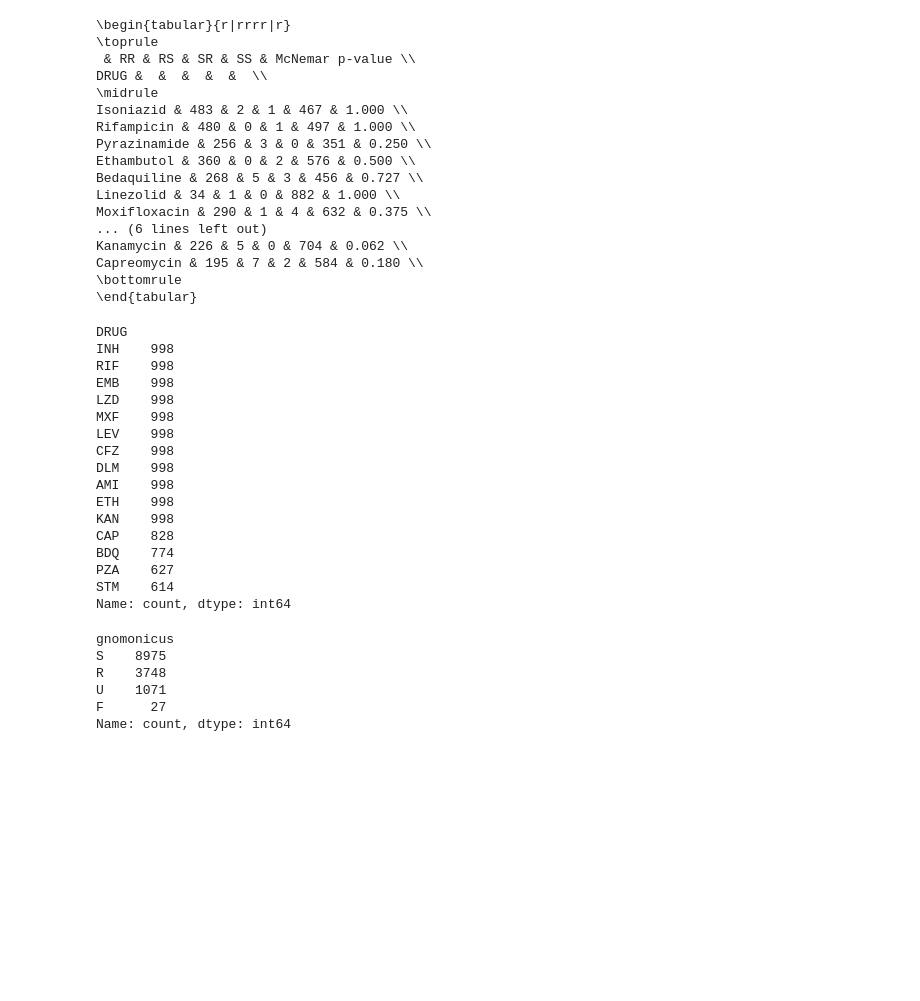
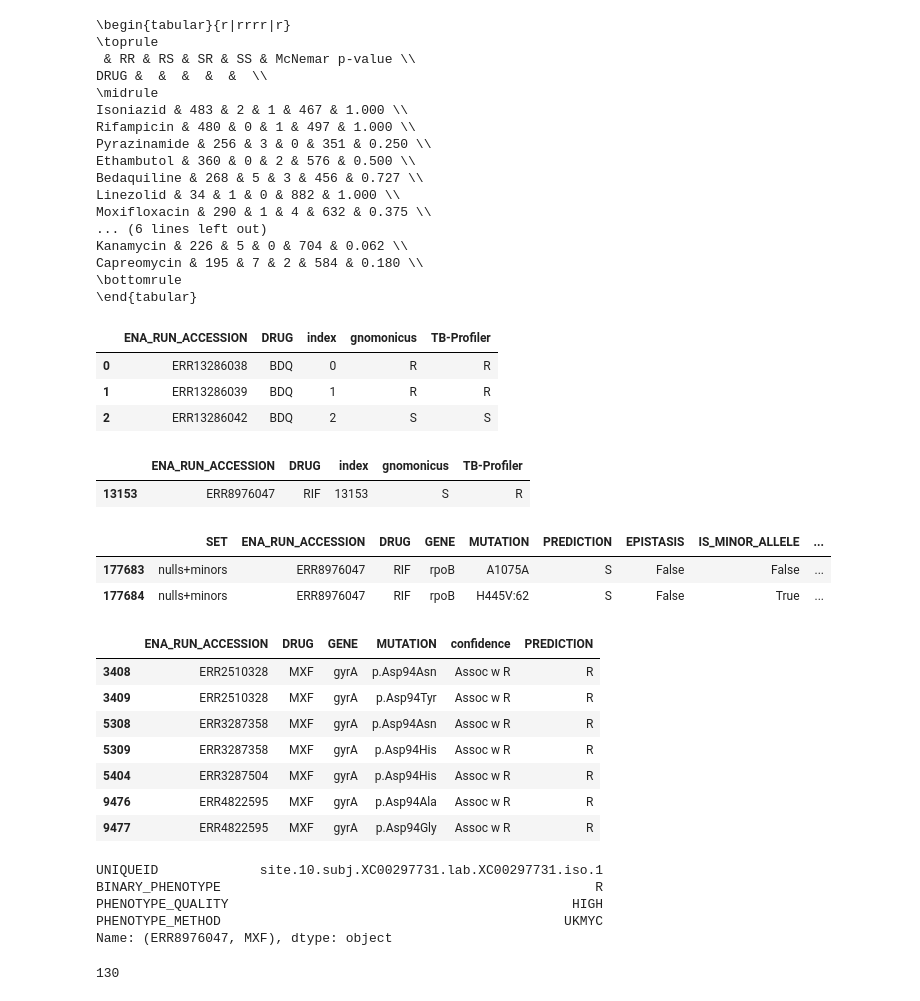
Before and after one commit to fowler-lab/validate-myco-amr, a Jupyter notebook: plot.ipynb, the cells around one changed output. Drawn from its saved outputs; the diff is of its cells as text; code cells hidden in the pictures; blank space fills up the shorter version.

```diff
--- a/plot.ipynb
+++ b/plot.ipynb
@@ -13,5 +13,7 @@ from src.utils import plot_truthtables, plot_growth_boxplot, plot_dilution_boxpl
 
 matplotlib.rcParams.update({'font.size': 7})
 
+pandas.options.display.max_rows = 100
+
 %load_ext autoreload
 %autoreload 2
@@ -560,32 +568,52 @@ Capreomycin & 195 & 7 & 2 & 584 & 0.180 \\
 \end{tabular}
 # %%
 comparison.reset_index(inplace=True)
-# %%
-comparison.DRUG.value_counts()
-# %% [output]
-DRUG
-INH    998
-RIF    998
-EMB    998
-LZD    998
-MXF    998
-LEV    998
-CFZ    998
-DLM    998
-AMI    998
-ETH    998
-KAN    998
-CAP    828
-BDQ    774
-PZA    627
-STM    614
-Name: count, dtype: int64
-# %%
-comparison.gnomonicus.value_counts()
-# %% [output]
-gnomonicus
-S    8975
-R    3748
-U    1071
-F      27
-Name: count, dtype: int64
+# %%
+comparison[:3]
+# %% [output]
+|  | ENA_RUN_ACCESSION | DRUG | index | gnomonicus | TB-Profiler |
+| 0 | ERR13286038 | BDQ | 0 | R | R |
+| 1 | ERR13286039 | BDQ | 1 | R | R |
+| 2 | ERR13286042 | BDQ | 2 | S | S |
+# %%
+drug='RIF'
+
+df = comparison[(comparison.DRUG==drug) & (comparison.gnomonicus!=comparison['TB-Profiler']) & (comparison.gnomonicus.isin(['R','S'])) & (comparison['TB-Profiler'].isin(['R','S']))]
+discrepant_samples = df.ENA_RUN_ACCESSION.unique().tolist()
+df
+# %% [output]
+|  | ENA_RUN_ACCESSION | DRUG | index | gnomonicus | TB-Profiler |
+| 13153 | ERR8976047 | RIF | 13153 | S | R |
+# %%
+EFFECTS = {}
+EFFECTS['gnomonicus'] = pandas.read_csv('dat/EFFECTS.csv')
+EFFECTS['gnomonicus'] = EFFECTS['gnomonicus'][EFFECTS['gnomonicus'].SET=='nulls+minors']
+EFFECTS['gnomonicus'][(EFFECTS['gnomonicus'].ENA_RUN_ACCESSION.isin(discrepant_samples)) & (EFFECTS['gnomonicus'].DRUG==drug)].sort_values('PREDICTION')
+# %% [output]
+|  | SET | ENA_RUN_ACCESSION | DRUG | GENE | MUTATION | PREDICTION | EPISTASIS | IS_MINOR_ALLELE | ... |
+| 177683 | nulls+minors | ERR8976047 | RIF | rpoB | A1075A | S | False | False | ... |
+| 177684 | nulls+minors | ERR8976047 | RIF | rpoB | H445V:62 | S | False | True | ... |
+# %%
+EFFECTS['TB-Profiler'] = pandas.read_csv('dat/tbprofiler_EFFECTS.csv')
+EFFECTS['TB-Profiler'][(EFFECTS['TB-Profiler'].ENA_RUN_ACCESSION.isin(discrepant_samples)) & (EFFECTS['TB-Profiler'].DRUG==drug)]
+# %% [output]
+|  | ENA_RUN_ACCESSION | DRUG | GENE | MUTATION | confidence | PREDICTION |
+| 3408 | ERR2510328 | MXF | gyrA | p.Asp94Asn | Assoc w R | R |
+| 3409 | ERR2510328 | MXF | gyrA | p.Asp94Tyr | Assoc w R | R |
+| 5308 | ERR3287358 | MXF | gyrA | p.Asp94Asn | Assoc w R | R |
+| 5309 | ERR3287358 | MXF | gyrA | p.Asp94His | Assoc w R | R |
+| 5404 | ERR3287504 | MXF | gyrA | p.Asp94His | Assoc w R | R |
+| 9476 | ERR4822595 | MXF | gyrA | p.Asp94Ala | Assoc w R | R |
+| 9477 | ERR4822595 | MXF | gyrA | p.Asp94Gly | Assoc w R | R |
+# %%
+PHENOTYPES.loc[('ERR8976047','MXF')]
+# %% [output]
+UNIQUEID             site.10.subj.XC00297731.lab.XC00297731.iso.1
+BINARY_PHENOTYPE                                                R
+PHENOTYPE_QUALITY                                            HIGH
+PHENOTYPE_METHOD                                            UKMYC
+Name: (ERR8976047, MXF), dtype: object
+# %%
+len('tgatcggtgagctcctcgaacgcggtgaccgggtcgtggatatcggtagcggagccgggttgccgggcgtgccattggcgatagcgcggccggacctccaggtagttctcctagaaccgctactgcgccg')
+# %% [output]
+130
```
Also changed, not shown: parts of 4 cells of this notebook.
